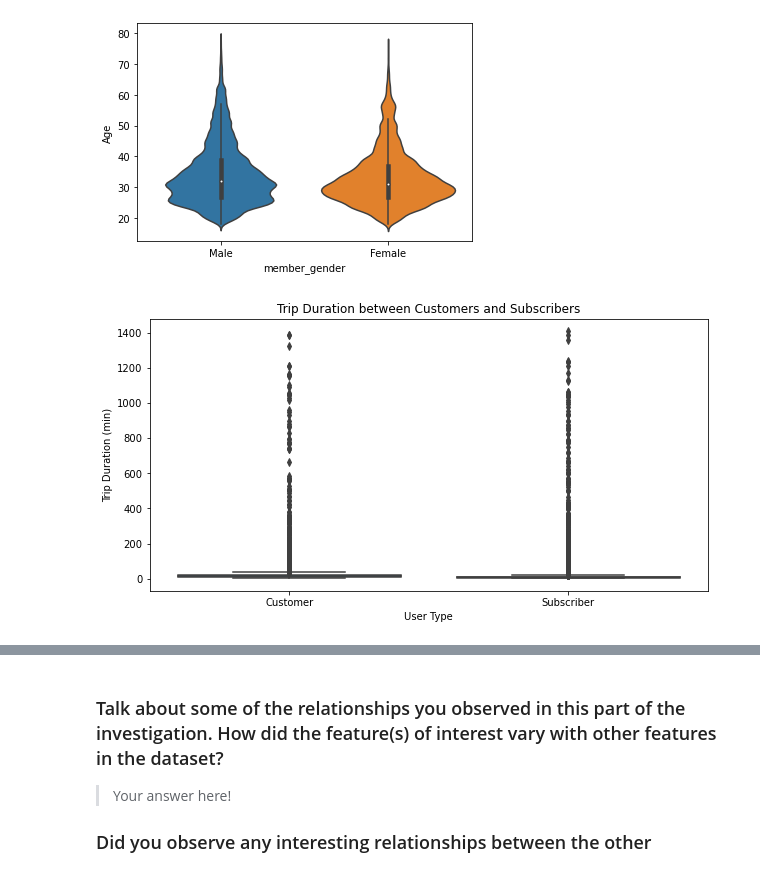
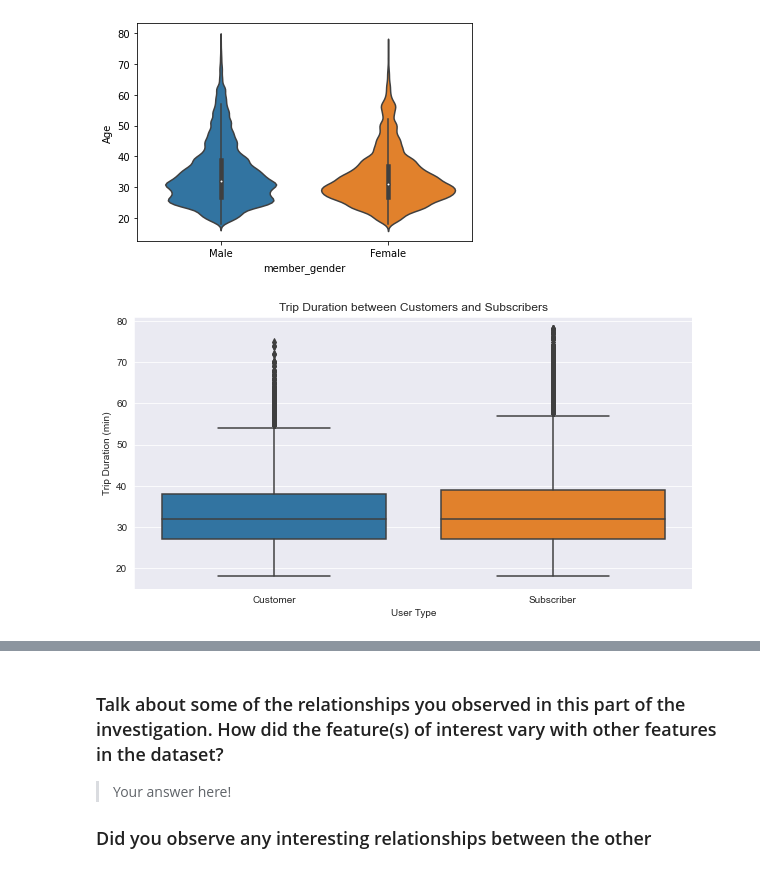
Before and after one commit to Mofeoluwa/Bikeshare-Data-Visualization, a Jupyter notebook: Part_I_exploration_template.ipynb, the cells around one changed output, grey strips where cells are left out. Cells and saved outputs as stored; diff of their text form; code cells hidden in the pictures.

```diff
--- a/Part_I_exploration_template.ipynb
+++ b/Part_I_exploration_template.ipynb
@@ -441,11 +430,11 @@ sb.violinplot(data=ford_data, x='member_gender', y='Age');
 [figure]
 # %%
 plt.figure(figsize = [10, 5])
-sb.boxplot(x='user_type', y='duration_minutes', data = ford_data)
+sb.boxplot(x='user_type', y='Age', data = ford_data)
 
 plt.title('Trip Duration between Customers and Subscribers')
 plt.xlabel('User Type')
 plt.ylabel('Trip Duration (min)')
 plt.show()
 # %% [output]
-[figure, old version]
+[figure, new version]
```
Also changed, not shown: parts of 42 cells of this notebook.
